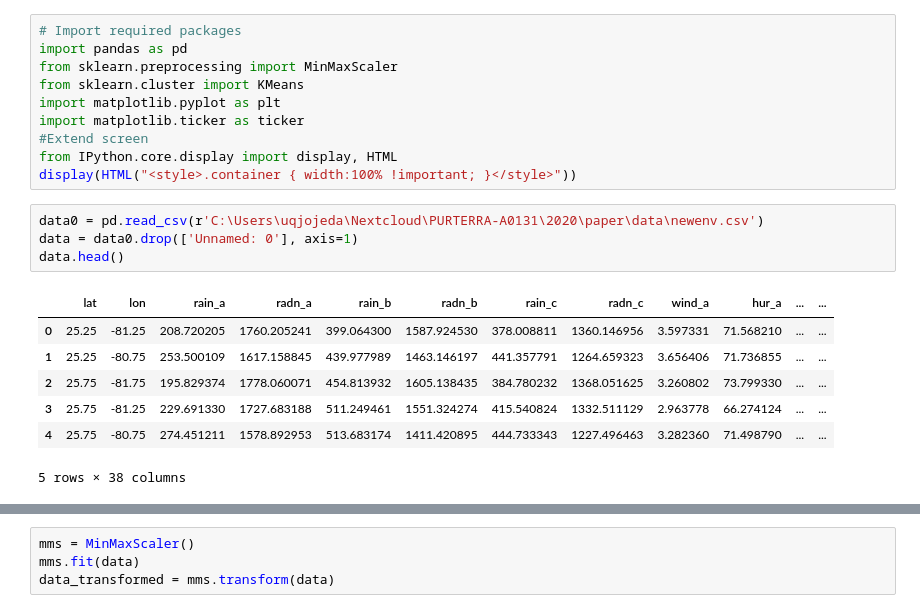
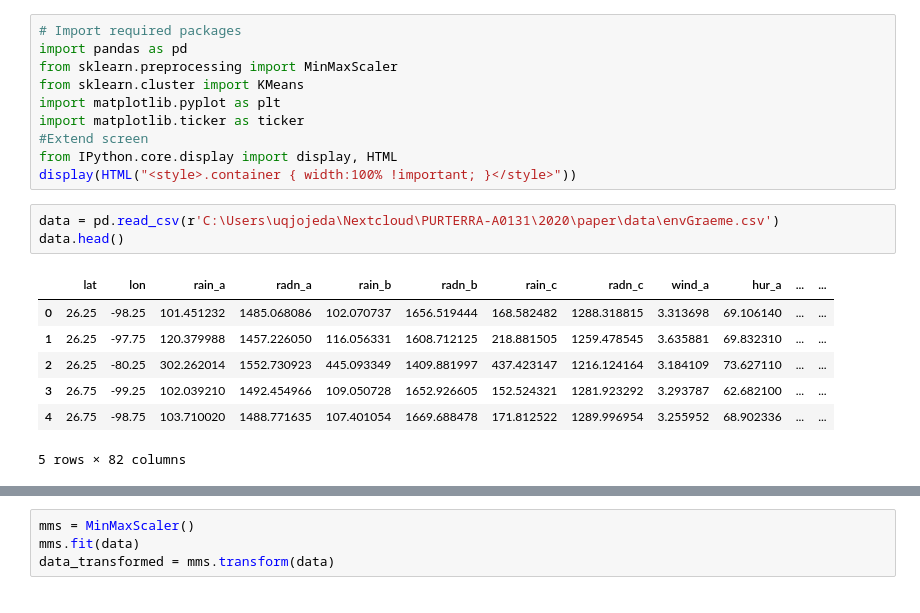
Before and after one commit to JJguri/Mapping-tools, a Jupyter notebook: k-means-cluster-number.ipynb, the cells around one changed output, grey strips where cells are left out. Cells and saved outputs as stored; diff of their text form.

```diff
--- a/k-means-cluster-number.ipynb
+++ b/k-means-cluster-number.ipynb
@@ -15,14 +15,13 @@ import matplotlib.ticker as ticker
 from IPython.core.display import display, HTML
 display(HTML("<style>.container { width:100% !important; }</style>"))
 # %%
-data0 = pd.read_csv(r'C:\Users\uqjojeda\Nextcloud\PURTERRA-A0131\2020\paper\data\newenv.csv')
-data = data0.drop(['Unnamed: 0'], axis=1)
+data = pd.read_csv(r'C:\Users\uqjojeda\Nextcloud\PURTERRA-A0131\2020\paper\data\envGraeme.csv')
 data.head()
 # %% [output]
 |  | lat | lon | rain_a | radn_a | rain_b | radn_b | rain_c | radn_c | wind_a | hur_a | ... | ... |
-| 0 | 25.25 | -81.25 | 208.720205 | 1760.205241 | 399.064300 | 1587.924530 | 378.008811 | 1360.146956 | 3.597331 | 71.568210 | ... | ... |
-| 1 | 25.25 | -80.75 | 253.500109 | 1617.158845 | 439.977989 | 1463.146197 | 441.357791 | 1264.659323 | 3.656406 | 71.736855 | ... | ... |
-| 2 | 25.75 | -81.75 | 195.829374 | 1778.060071 | 454.813932 | 1605.138435 | 384.780232 | 1368.051625 | 3.260802 | 73.799330 | ... | ... |
-| 3 | 25.75 | -81.25 | 229.691330 | 1727.683188 | 511.249461 | 1551.324274 | 415.540824 | 1332.511129 | 2.963778 | 66.274124 | ... | ... |
-| 4 | 25.75 | -80.75 | 274.451211 | 1578.892953 | 513.683174 | 1411.420895 | 444.733343 | 1227.496463 | 3.282360 | 71.498790 | ... | ... |
+| 0 | 26.25 | -98.25 | 101.451232 | 1485.068086 | 102.070737 | 1656.519444 | 168.582482 | 1288.318815 | 3.313698 | 69.106140 | ... | ... |
+| 1 | 26.25 | -97.75 | 120.379988 | 1457.226050 | 116.056331 | 1608.712125 | 218.881505 | 1259.478545 | 3.635881 | 69.832310 | ... | ... |
+| 2 | 26.25 | -80.25 | 302.262014 | 1552.730923 | 445.093349 | 1409.881997 | 437.423147 | 1216.124164 | 3.184109 | 73.627110 | ... | ... |
+| 3 | 26.75 | -99.25 | 102.039210 | 1492.454966 | 109.050728 | 1652.926605 | 152.524321 | 1281.923292 | 3.293787 | 62.682100 | ... | ... |
+| 4 | 26.75 | -98.75 | 103.710020 | 1488.771635 | 107.401054 | 1669.688478 | 171.812522 | 1289.996954 | 3.255952 | 68.902336 | ... | ... |
-5 rows × 38 columns
+5 rows × 82 columns
```
Also changed, not shown: parts of 7 cells of this notebook, 3 other files.
